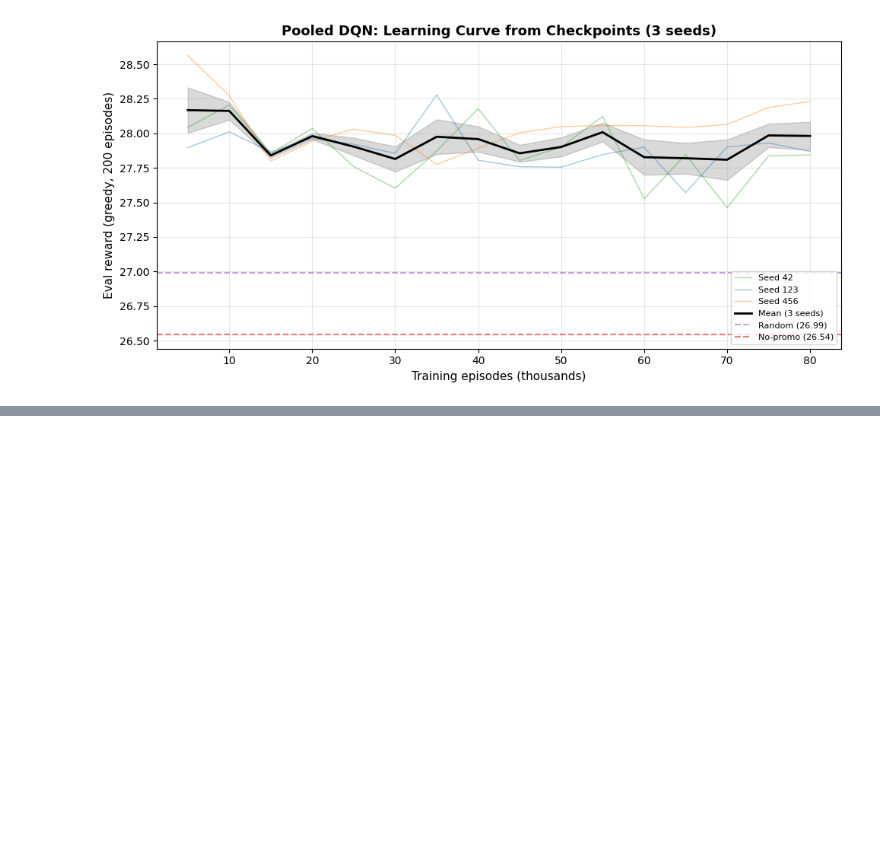
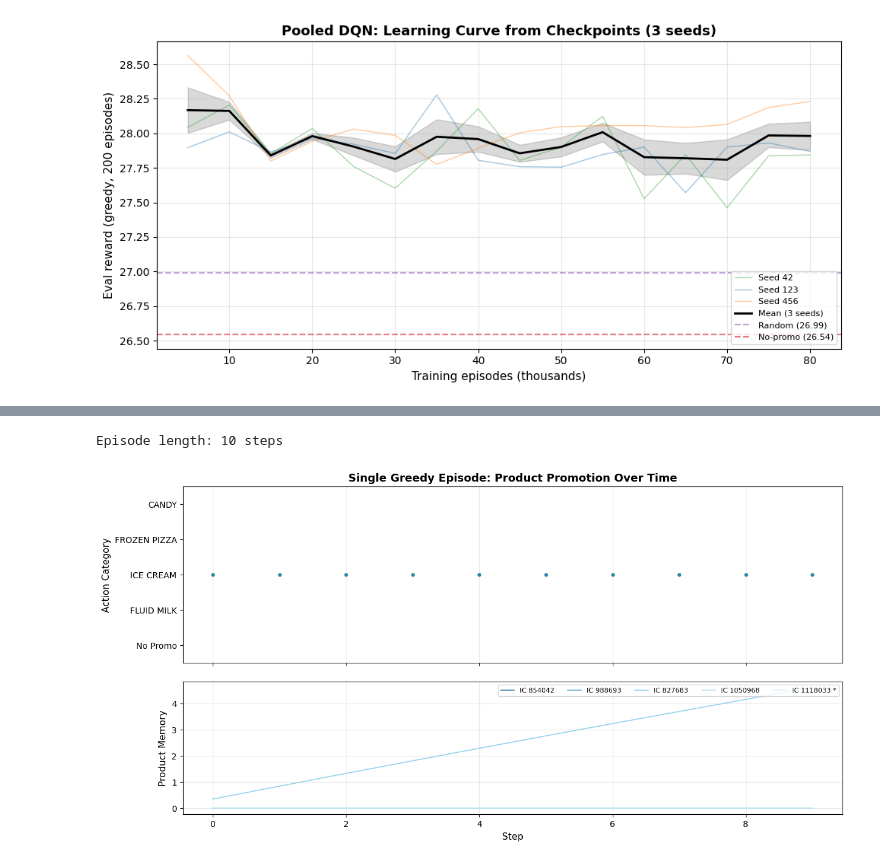
Before and after one commit to EthanSei/cme241-rl-discounts, a Jupyter notebook: notebooks/05_rl_walkthrough.ipynb, the cells around one changed output, grey strips where cells are left out. Saved outputs shown, nothing was run; the diff lists cells and outputs as text; code cells hidden in the pictures; blank space fills up the shorter version.

```diff
--- a/notebooks/05_rl_walkthrough.ipynb
+++ b/notebooks/05_rl_walkthrough.ipynb
@@ -3131,0 +2861,79 @@ Seed 456: 16 checkpoints evaluated, range [27.77, 28.56]
+# %%
+# ── Time-series of a single greedy episode ──
+# Show which product the agent promotes at each step, colored by category,
+# alongside the memory of the promoted product to see rotation patterns.
+
+TOP_PROD_IDX = 9  # product 1118033
+
+# Run one long episode
+obs, _ = env.reset(seed=42)
+episode_actions = []
+episode_memories = []  # memory of ALL products at each step
+done = False
+while not done:
+    a = _get_greedy_action(obs)
+    mems = obs[1:1+env.N].copy()  # raw memory values for all products
+    episode_actions.append(a)
+    episode_memories.append(mems)
+    obs, _, terminated, truncated, _ = env.step(a)
+    done = terminated or truncated
+
+T = len(episode_actions)
+print(f"Episode length: {T} steps")
+
+# Classify actions
+cats = [_action_to_cat(a) for a in episode_actions]
+cat_list = ["FLUID MILK", "ICE CREAM", "FROZEN PIZZA", "CANDY"]
+cat_y = {"No Promo": 0, "FLUID MILK": 1, "ICE CREAM": 2, "FROZEN PIZZA": 3, "CANDY": 4}
+CAT_COLORS_TS = {
+    "No Promo": "#D4D4D4", "FLUID MILK": "#A0A0A0",
+    "ICE CREAM": "#2E86AB", "FROZEN PIZZA": "#E8A838", "CANDY": "#808080",
+}
+
+fig, (ax1, ax2) = plt.subplots(2, 1, figsize=(14, 7), sharex=True,
+                                 gridspec_kw={"hspace": 0.12, "height_ratios": [2, 1.5]})
+
+# Top: action timeline as colored scatter
+steps = np.arange(T)
+for step in range(T):
+    c = cats[step]
+    ax1.scatter(step, cat_y[c], color=CAT_COLORS_TS[c], s=12, zorder=2)
+
+ax1.set_yticks(list(cat_y.values()))
+ax1.set_yticklabels(list(cat_y.keys()), fontsize=10)
+ax1.set_ylabel("Action Category", fontsize=11)
+ax1.set_title("Single Greedy Episode: Product Promotion Over Time",
+              fontsize=13, fontweight="bold")
+ax1.set_ylim(-0.5, 4.5)
+ax1.grid(axis="x", alpha=0.3)
+
+# Bottom: memory of the top 3 IC products over time
+ic_indices = CATEGORY_GROUPS["ICE CREAM"]
+ic_colors = ["#1B6B93", "#4BA3C7", "#7BC8E8", "#A8DCF0", "#D0EEF8"]
+mem_array = np.array(episode_memories)  # shape (T, N)
+
+for i, idx in enumerate(ic_indices):
+    pid = all_selected_ids[idx]
+    label = f"IC {pid}" + (" *" if idx == TOP_PROD_IDX else "")
+    ax2.plot(steps, mem_array[:, idx], color=ic_colors[i], linewidth=1.2,
+             alpha=0.8, label=label)
+
+ax2.set_xlabel("Step", fontsize=11)
+ax2.set_ylabel("Product Memory", fontsize=11)
+ax2.legend(fontsize=8, ncol=5, loc="upper right", frameon=True)
+ax2.grid(axis="both", alpha=0.3)
+
+plt.tight_layout()
+plt.show()
+
+# Summary: how many unique products promoted, category breakdown
+from collections import Counter
+cat_counts = Counter(cats)
+print("\nCategory breakdown:")
+for c in ["ICE CREAM", "FROZEN PIZZA", "FLUID MILK", "CANDY", "No Promo"]:
+    if c in cat_counts:
+        print(f"  {c:>14s}: {cat_counts[c]:>4d} steps ({100*cat_counts[c]/T:.1f}%)")
+print(f"\nUnique actions used: {len(set(episode_actions))}")
+# %% [output]
+Episode length: 10 steps
+[figure, added]
```
Also changed, not shown: parts of 20 cells of this notebook, 23 other files.
